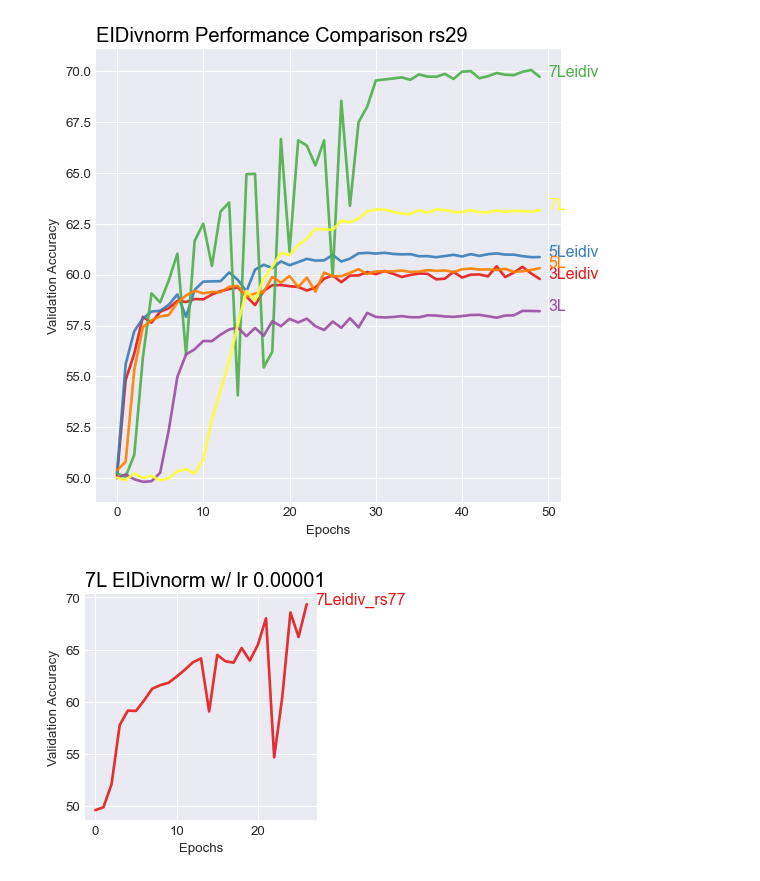
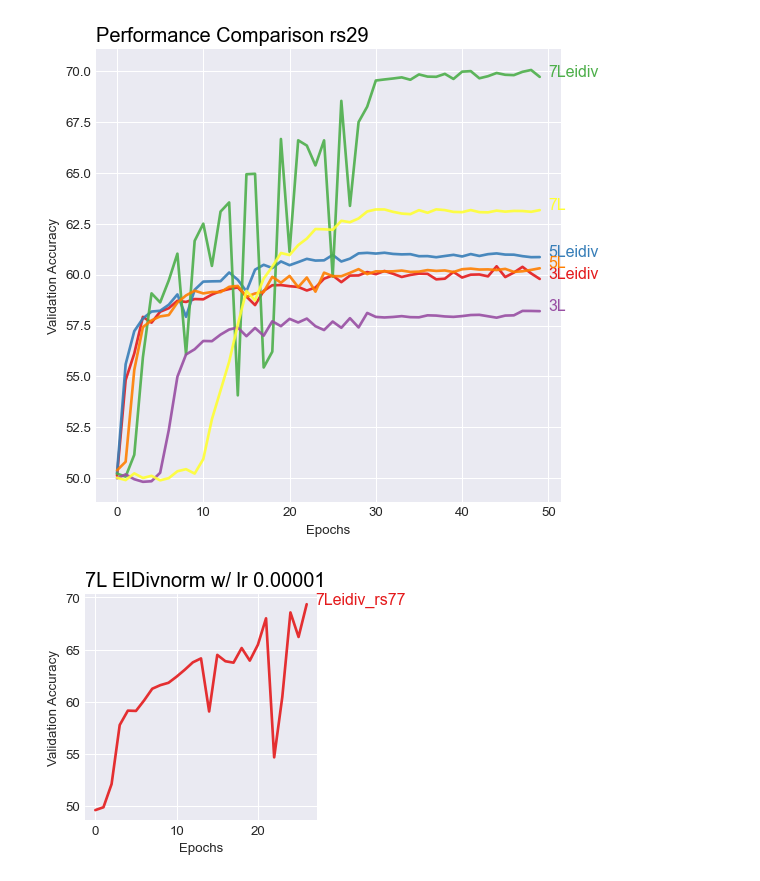
Before and after one commit to hiyuantang/marked_long, a Jupyter notebook: results/vis.ipynb, the cells around one changed output. Drawn from its saved outputs; the diff is of its cells as text; code cells hidden in the pictures.

Commit message:
update new results

```diff
--- a/results/vis.ipynb
+++ b/results/vis.ipynb
@@ -25,27 +13,52 @@ L7_rs77 = get_val_results('./rs77/7L_rs77.txt')
+# %%
+#get validation accuracy from text
+#results from random seed 29 -b 256 --lr 0.00001 --epochs 50 datasplit 9:1
+L3eidiv_rs29 = get_val_results('./rs29/L3_eidiv_rs29.txt')
+L5eidiv_rs29 = get_val_results('./rs29/L5_eidiv_rs29.txt')
+L7eidiv_rs29 = get_val_results('./rs29/L7_eidiv_rs29.txt')
+L3_rs29 = get_val_results('./rs29/L3_rs29.txt')
+L5_rs29 = get_val_results('./rs29/L5_rs29.txt')
+L7_rs29 = get_val_results('./rs29/L7_rs29.txt')
+
+#results from random seed 53 -b 256 --lr 0.000005 --epochs 50 datasplit 8:2
+#L3eidiv_rs53 = get_val_results('./rs53/L3_eidiv_rs53.txt')
+#L5eidiv_rs53 = get_val_results('./rs53/L5_eidiv_rs53.txt')
+#L7eidiv_rs53 = get_val_results('./rs53/L7_eidiv_rs53.txt')
+#L3_rs53 = get_val_results('./rs53/L3_rs53.txt')
+#L5_rs53 = get_val_results('./rs53/L5_rs53.txt')
+#L7_rs53 = get_val_results('./rs53/L7_rs53.txt')
+
+#results from random seed 77 -b 256 --lr 0.000005 --epochs 50 datasplit 8:2
+L3eidiv_rs77 = get_val_results('./rs77/3Leidiv_rs77.txt')
+L7eidiv_rs77_1_5 = get_val_results('./rs77/7Leidiv_rs77_1_5.txt')
+L7eidiv_rs77_5_6 = get_val_results('./rs77/7Leidiv_rs77_5_6.txt')
+L7_rs77 = get_val_results('./rs77/7L_rs77.txt')
+
+#results from random seed 104 -b 256 --lr 0.000005 --epochs 50 datasplit 8:2
 # %%
 name_list = np.array(['3Leidiv', '5Leidiv', '7Leidiv', '3L', '5L', '7L'])
 lines = np.array([np.asarray(L3eidiv_rs29), np.asarray(L5eidiv_rs29), np.asarray(L7eidiv_rs29),
                 np.asarray(L3_rs29), np.asarray(L5_rs29), np.asarray(L7_rs29)])
 
 #setup plot
 plt.style.use('seaborn-darkgrid')
 dpi = 96
 plt.figure(figsize=(600/dpi, 600/dpi), dpi=dpi)
 palette = plt.get_cmap('Set1')
 #draw lines
 for i in range(lines.shape[0]):
     plt.plot(lines[i], marker='', color=palette(i), linewidth=2, alpha=0.9, label=name_list[i])
 #mark lines
 for i in range(lines.shape[0]):
     plt.text(50, lines[i,-1], name_list[i], horizontalalignment='left', size='large', color=palette(i))
 
 #plt.legend(loc=2, ncol=2)
-plt.title("EIDivnorm Performance Comparison rs29", loc='left', fontsize=15, fontweight=0, color='black')
+plt.title('Performance Comparison rs29', loc='left', fontsize=15, fontweight=0, color='black')
 plt.xlabel('Epochs')
 plt.ylabel('Validation Accuracy')
 plt.show()
 # %% [output]
-[figure, old version]
+[figure, new version]
 # %%
 name_list = np.array(['7Leidiv_rs77'])
 lines = np.array([np.asarray(L7eidiv_rs77_1_5)])
```
Also changed, not shown: parts of 3 cells of this notebook, 8 other files.
